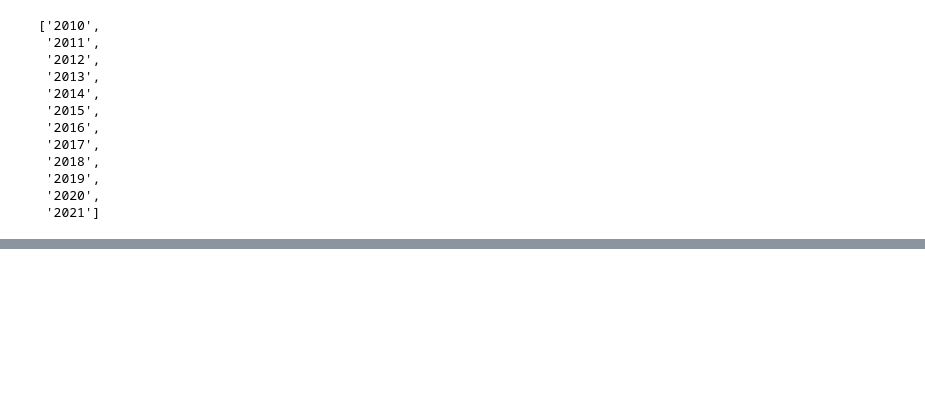
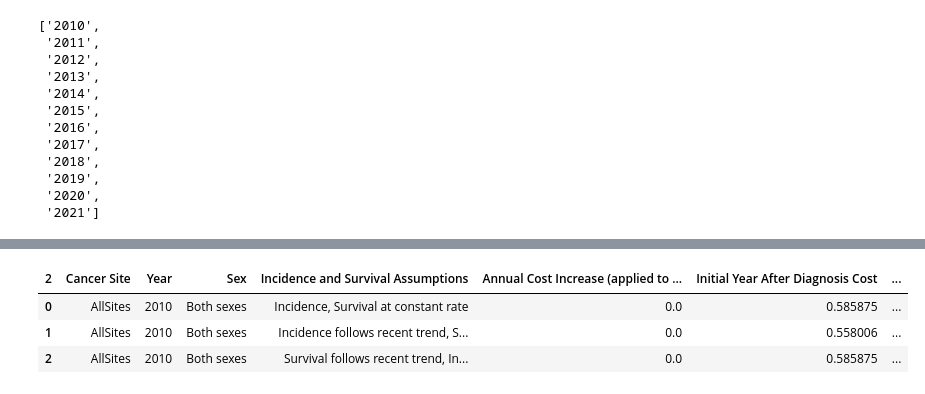
Before and after one commit to WickedoneC/Healthcare, a Jupyter notebook: Total_Insurance_Cost/Cleaning_EDA.ipynb, the cells around one changed output, grey strips where cells are left out. Saved outputs shown, nothing was run; the diff lists cells and outputs as text; code cells hidden in the pictures; blank space fills up the shorter version.

```diff
--- a/Total_Insurance_Cost/Cleaning_EDA.ipynb
+++ b/Total_Insurance_Cost/Cleaning_EDA.ipynb
@@ -699,3 +728,10 @@ year_col = data_cols['Year']
+# %%
+data_cols.head(3)
+# %% [output]
+| 2 | Cancer Site | Year | Sex | Incidence and Survival Assumptions | Annual Cost Increase (applied to ... | Initial Year After Diagnosis Cost | ... |
+| 0 | AllSites | 2010 | Both sexes | Incidence, Survival at constant rate | 0.0 | 0.585875 | ... |
+| 1 | AllSites | 2010 | Both sexes | Incidence follows recent trend, S... | 0.0 | 0.558006 | ... |
+| 2 | AllSites | 2010 | Both sexes | Survival follows recent trend, In... | 0.0 | 0.585875 | ... |
 # %%
 data_cols.info()
 # %% [output]
```
Also changed, not shown: parts of 11 cells of this notebook.
